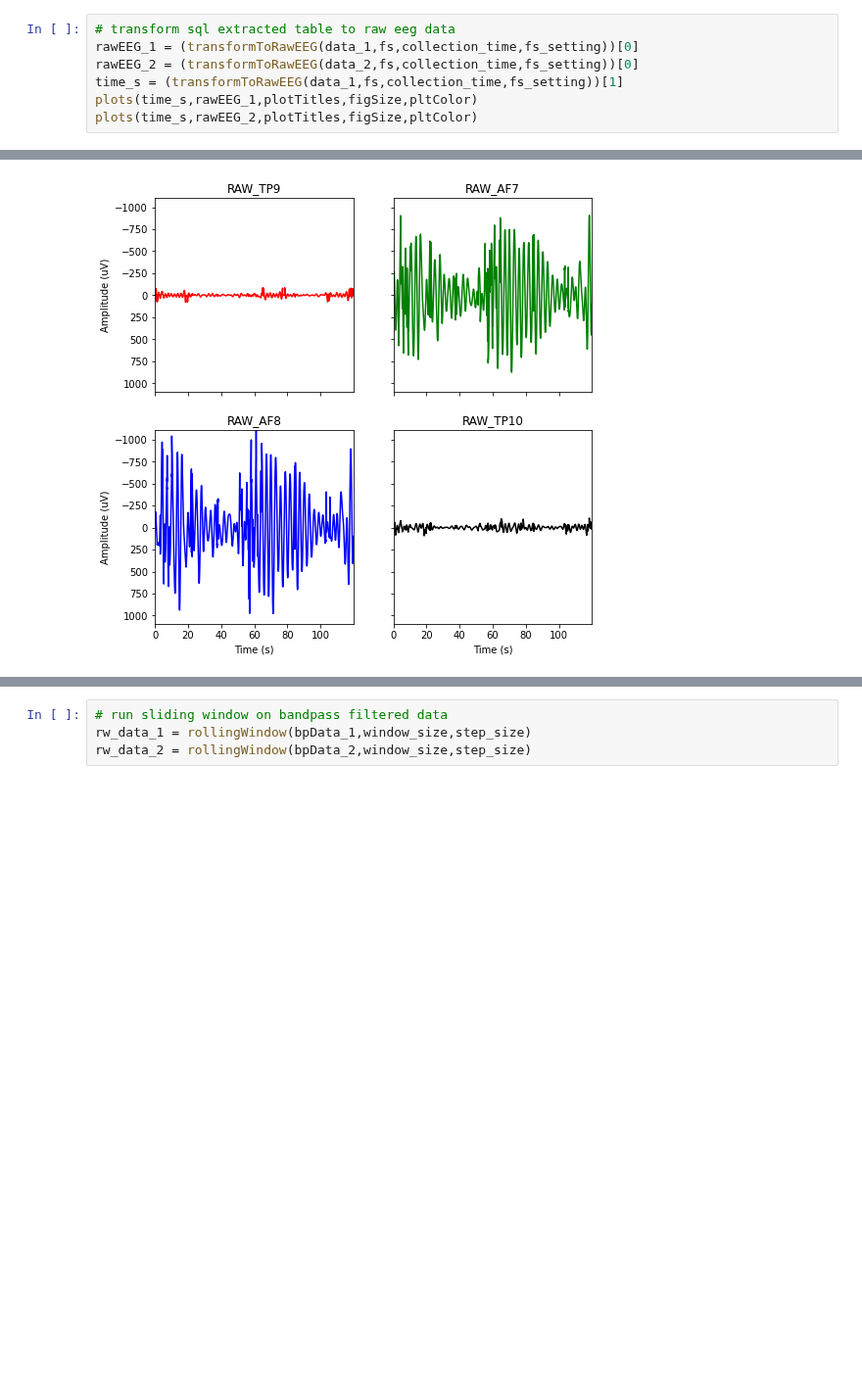
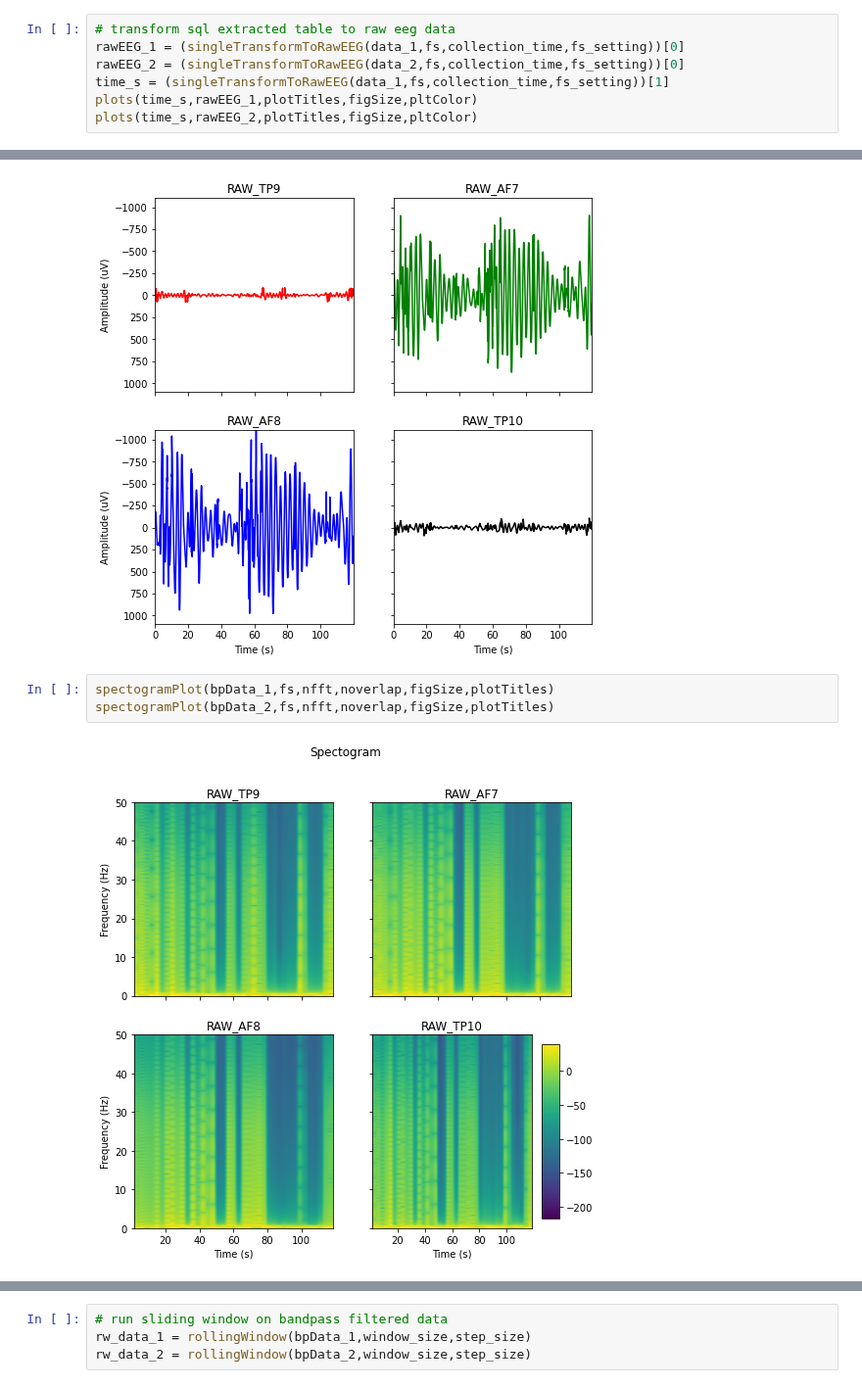
Before and after one commit to iggy96/eegMusicTherapy, a Jupyter notebook: singleRunAnalysis.ipynb, the cells around one changed output, grey strips where cells are left out. Shown at 98% size. Drawn from its saved outputs; the diff is of its cells as text; blank space fills up the shorter version.

Commit message:
added spectogram plots

```diff
--- a/singleRunAnalysis.ipynb
+++ b/singleRunAnalysis.ipynb
@@ -19,9 +19,9 @@ Query successful
 Query successful
 # %%
 # transform sql extracted table to raw eeg data
-rawEEG_1 = (transformToRawEEG(data_1,fs,collection_time,fs_setting))[0]
-rawEEG_2 = (transformToRawEEG(data_2,fs,collection_time,fs_setting))[0]
-time_s = (transformToRawEEG(data_1,fs,collection_time,fs_setting))[1]
+rawEEG_1 = (singleTransformToRawEEG(data_1,fs,collection_time,fs_setting))[0]
+rawEEG_2 = (singleTransformToRawEEG(data_2,fs,collection_time,fs_setting))[0]
+time_s = (singleTransformToRawEEG(data_1,fs,collection_time,fs_setting))[1]
 plots(time_s,rawEEG_1,plotTitles,figSize,pltColor)
 plots(time_s,rawEEG_2,plotTitles,figSize,pltColor)
 # %% [output]
@@ -49,3 +49,8 @@ plots(time_s,bpData_2,plotTitles,figSize,pltColor)
 # %% [output]
 [figure]
 [figure]
+# %%
+spectogramPlot(bpData_1,fs,nfft,noverlap,figSize,plotTitles)
+spectogramPlot(bpData_2,fs,nfft,noverlap,figSize,plotTitles)
+# %% [output]
+[figure, added]
```
Also changed, not shown: parts of 1 cell of this notebook.
